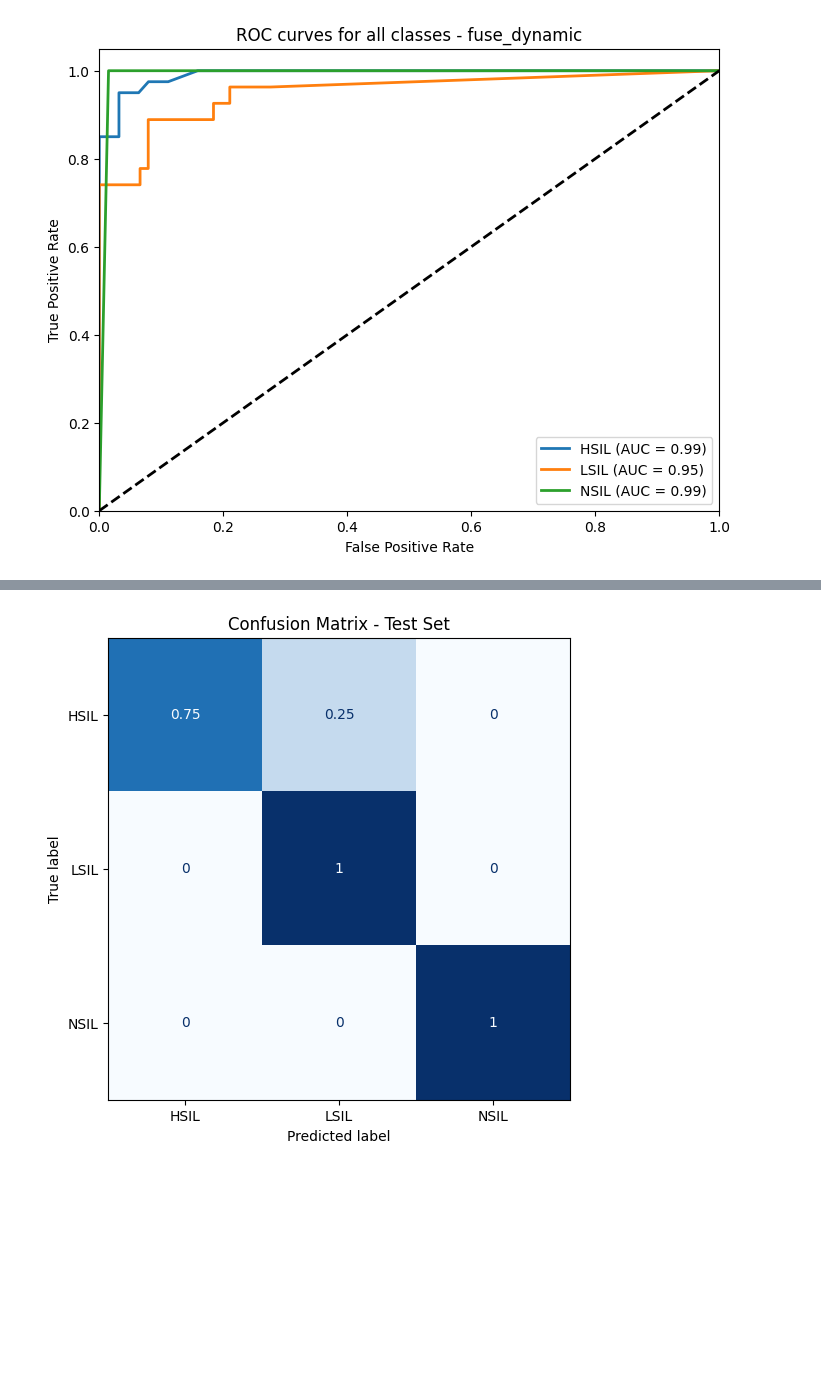
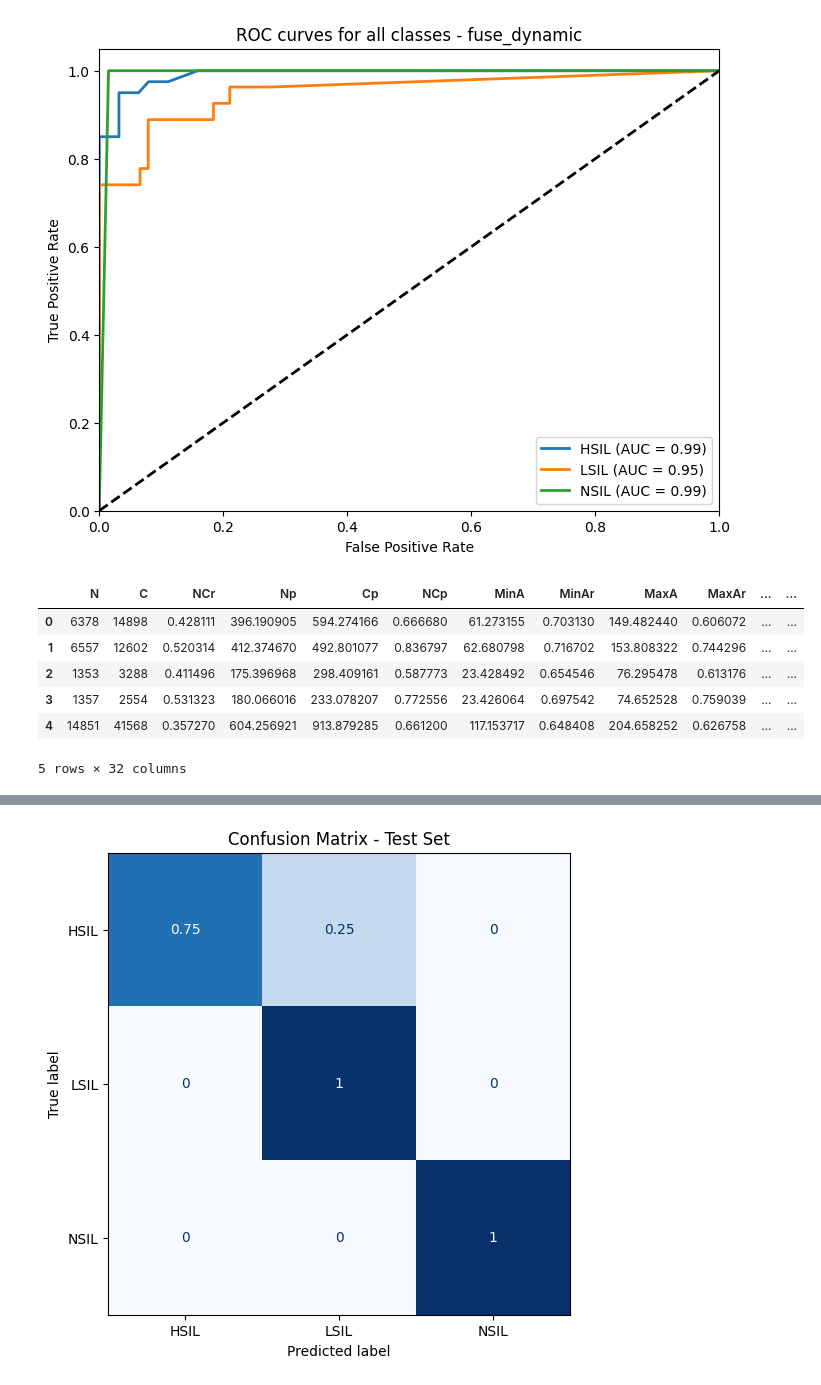
Before and after one commit to aleksandra0014/system-analizy-cytologicznej, a Jupyter notebook: rank.ipynb, the cells around one changed output, grey strips where cells are left out. Drawn from its saved outputs; the diff is of its cells as text; code cells hidden in the pictures; blank space fills up the shorter version.

```diff
--- a/rank.ipynb
+++ b/rank.ipynb
@@ -461,2 +495,12 @@ df_train = pd.concat([df1, df2], ignore_index=True)
+# %%
+df_train.head()
+# %% [output]
+|  | N | C | NCr | Np | Cp | NCp | MinA | MinAr | MaxA | MaxAr | ... | ... |
+| 0 | 6378 | 14898 | 0.428111 | 396.190905 | 594.274166 | 0.666680 | 61.273155 | 0.703130 | 149.482440 | 0.606072 | ... | ... |
+| 1 | 6557 | 12602 | 0.520314 | 412.374670 | 492.801077 | 0.836797 | 62.680798 | 0.716702 | 153.808322 | 0.744296 | ... | ... |
+| 2 | 1353 | 3288 | 0.411496 | 175.396968 | 298.409161 | 0.587773 | 23.428492 | 0.654546 | 76.295478 | 0.613176 | ... | ... |
+| 3 | 1357 | 2554 | 0.531323 | 180.066016 | 233.078207 | 0.772556 | 23.426064 | 0.697542 | 74.652528 | 0.759039 | ... | ... |
+| 4 | 14851 | 41568 | 0.357270 | 604.256921 | 913.879285 | 0.661200 | 117.153717 | 0.648408 | 204.658252 | 0.626758 | ... | ... |
+5 rows × 32 columns
 # %%
 vgg_probs_hsil, vgg_probs_lsil, vgg_probs_nsil = get_probs_vgg(r"C:\Users\aleks\OneDrive\Documents\inzynierka\data\data_single_cropped3\test")
```
Also changed, not shown: parts of 10 cells of this notebook, 34 other files.
